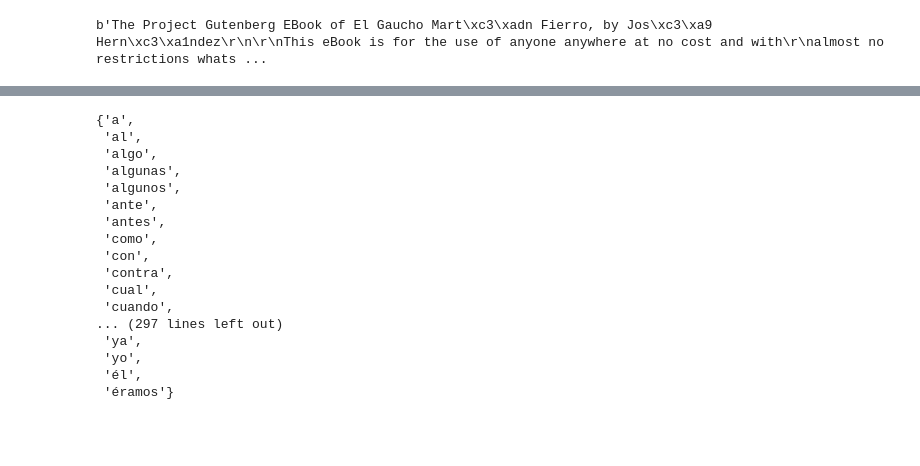
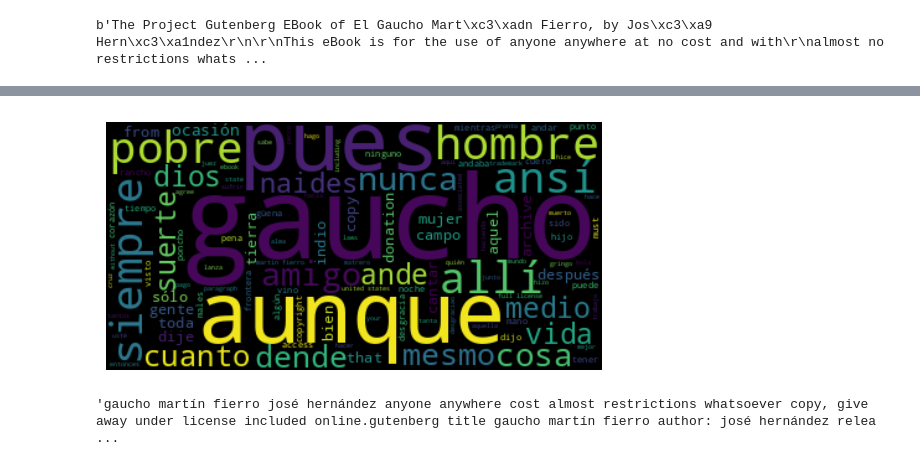
Before and after one commit to LCaravaggio/NLP, a Jupyter notebook: 02_básicas/Word_Cloud.ipynb, the cells around one changed output, grey strips where cells are left out. Drawn from its saved outputs; the diff is of its cells as text; code cells hidden in the pictures; blank space fills up the shorter version.

```diff
--- a/02_básicas/Word_Cloud.ipynb
+++ b/02_básicas/Word_Cloud.ipynb
@@ -35,3 +26,7 @@ import nltk
 from nltk.corpus import stopwords
 # %%
 text=str(text.decode('utf-8'))
+# %%
+nltk.download("stopwords")
+
+stop_words = set(stopwords.words('spanish'))
@@ -54,20 +59,17 @@ plt.show()
-# %%
-stopwords
-# %% [output]
-{'a',
- 'al',
- 'algo',
- 'algunas',
- 'algunos',
- 'ante',
- 'antes',
- 'como',
- 'con',
- 'contra',
- 'cual',
- 'cuando',
-... (297 lines left out)
- 'ya',
- 'yo',
- 'él',
- 'éramos'}
+# %%
+manual=['project', 'gutenberg', 'literary', 'work', 'with', 'ebook', 'electronic', 'work', 'other', 'agreement', 'works', 'this', 'foundation', 'terms']
+words = text.lower().split()
+filtered_words = [word for word in words if word not in manual]
+text = ' '.join(filtered_words)
+
+wordcloud = WordCloud(stopwords=stop_words).generate(text)
+
+plt.imshow(wordcloud, interpolation='bilinear')
+plt.axis("off")
+plt.show()
+# %% [output]
+[figure, added]
+# %%
+text
+# %% [output]
+'gaucho martín fierro josé hernández anyone anywhere cost almost restrictions whatsoever copy, give away under license included online.gutenberg title gaucho martín fierro author: josé hernández relea ...
```
Also changed, not shown: parts of 8 cells of this notebook.
